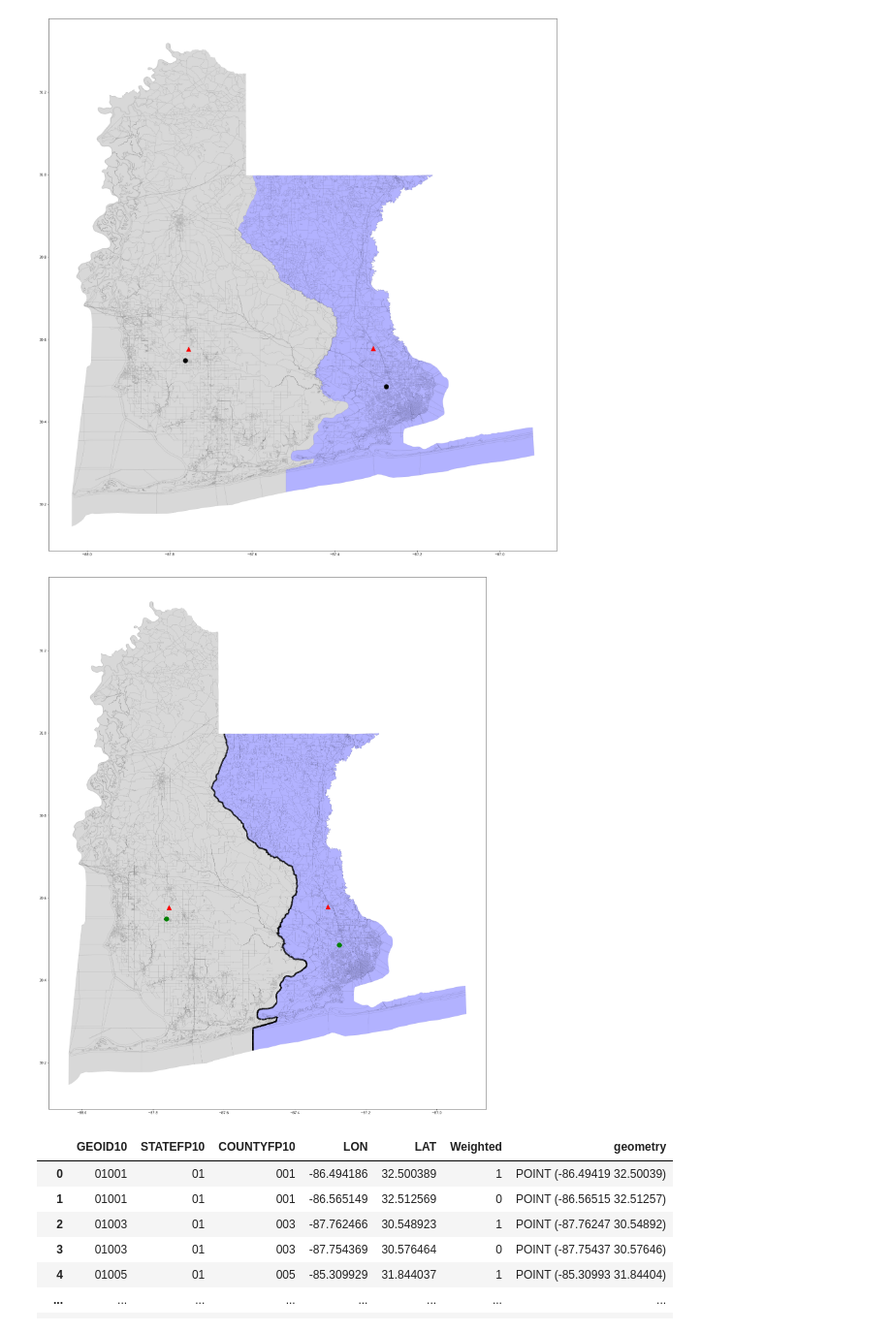
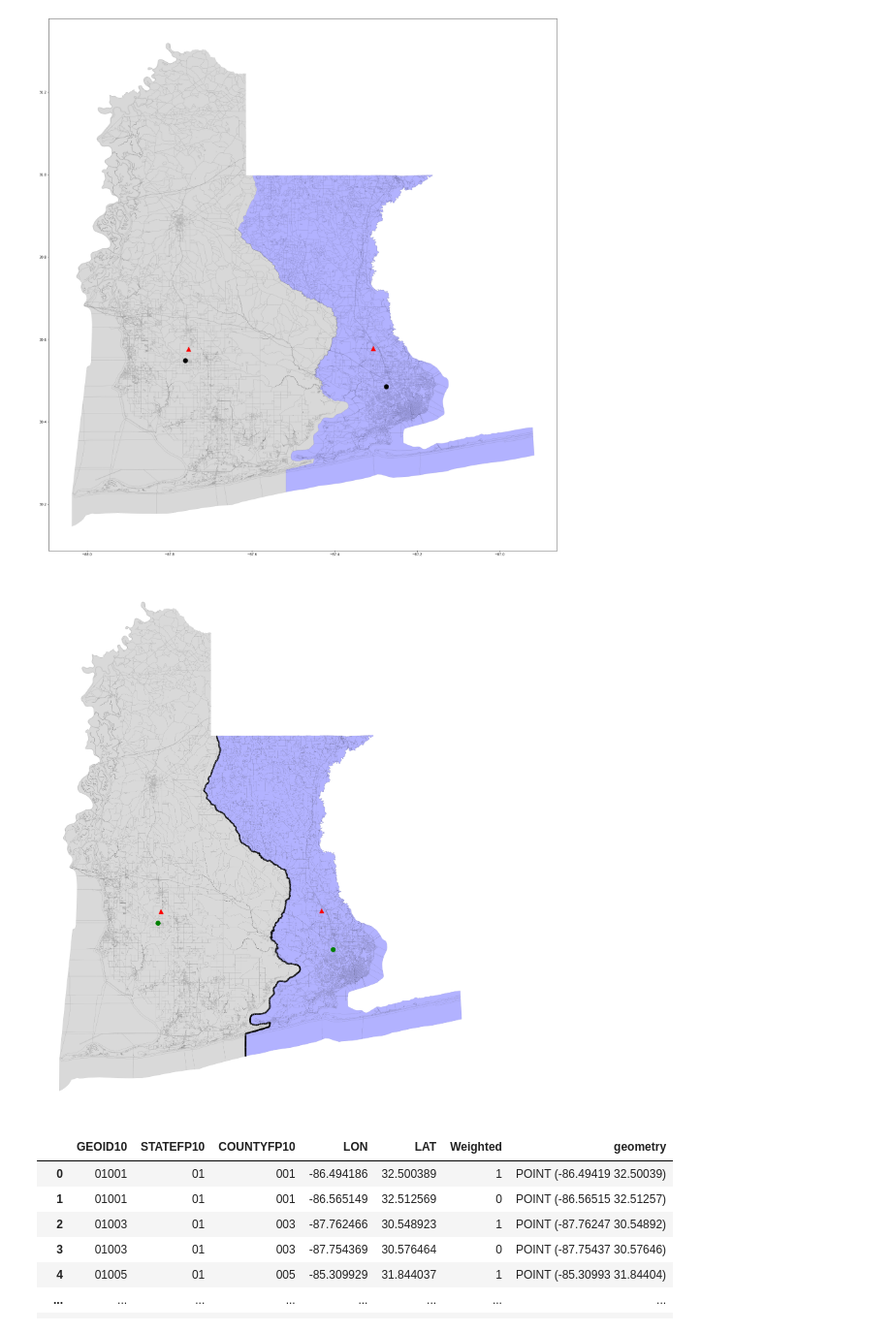
Before and after one commit to HappyAiwei/master-thesis, a Jupyter notebook: FiguresPlots.ipynb, the cells around one changed output. Shown at 97% size. Cells and saved outputs as stored; diff of their text form; code cells hidden in the pictures.

```diff
--- a/FiguresPlots.ipynb
+++ b/FiguresPlots.ipynb
@@ -254,19 +255,20 @@ cbi = c01003.intersection(c12033) ## 0    MULTILINESTRING ((-87.59883 30.99745,
 # %%
 fig3, ax = plt.subplots(figsize=(30,30))
 
 blocks[(blocks.STATEFP10=='01') & (blocks.COUNTYFP10=='003')].plot(ax=ax, alpha=0.3, color='grey', linewidth=0.2, edgecolor='black')
 blocks[(blocks.STATEFP10=='12') & (blocks.COUNTYFP10=='033')].plot(ax=ax, alpha=0.3, color='blue', linewidth=0.2, edgecolor='black')
 
 centroids[(centroids.Weighted==1) & (centroids.GEOID10=='01003')].plot(ax=ax, markersize=200, color='green', marker='o')
 centroids[(centroids.Weighted==1) & (centroids.GEOID10=='12033')].plot(ax=ax, markersize=200, color='green', marker='o')
 centroids[(centroids.Weighted==0) & (centroids.GEOID10=='01003')].plot(ax=ax, markersize=200, color='red', marker='^')
 centroids[(centroids.Weighted==0) & (centroids.GEOID10=='12033')].plot(ax=ax, markersize=200, color='red', marker='^')
 
 cbi.plot(ax=ax, color='black', linewidth=5)
+ax.axis('off')
 
 fig3.savefig('Population_Center.png')
 # %% [output]
-[figure, old version]
+[figure, new version]
 # %%
 centroids
 # %% [output]
```
Also changed, not shown: parts of 15 cells of this notebook, 1 other file.
